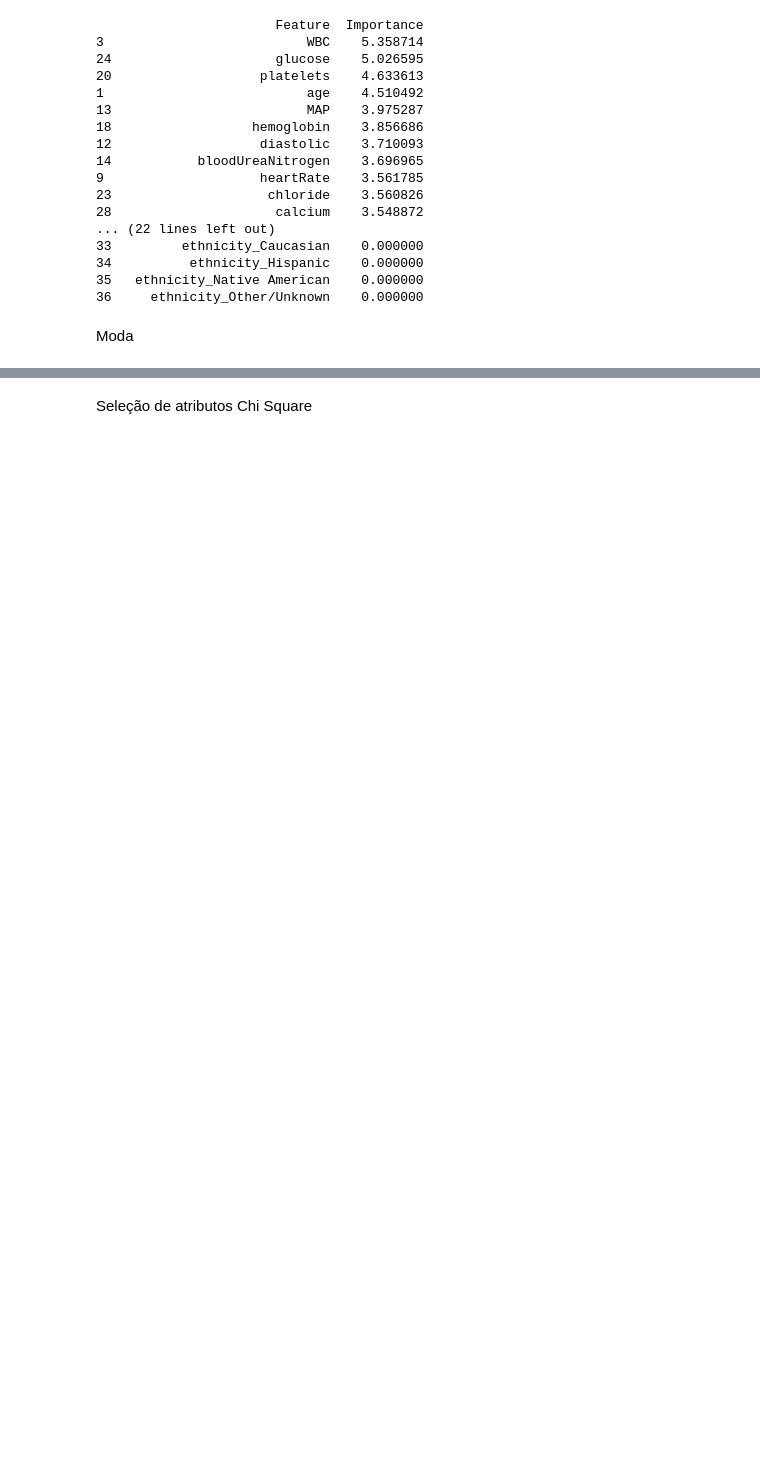
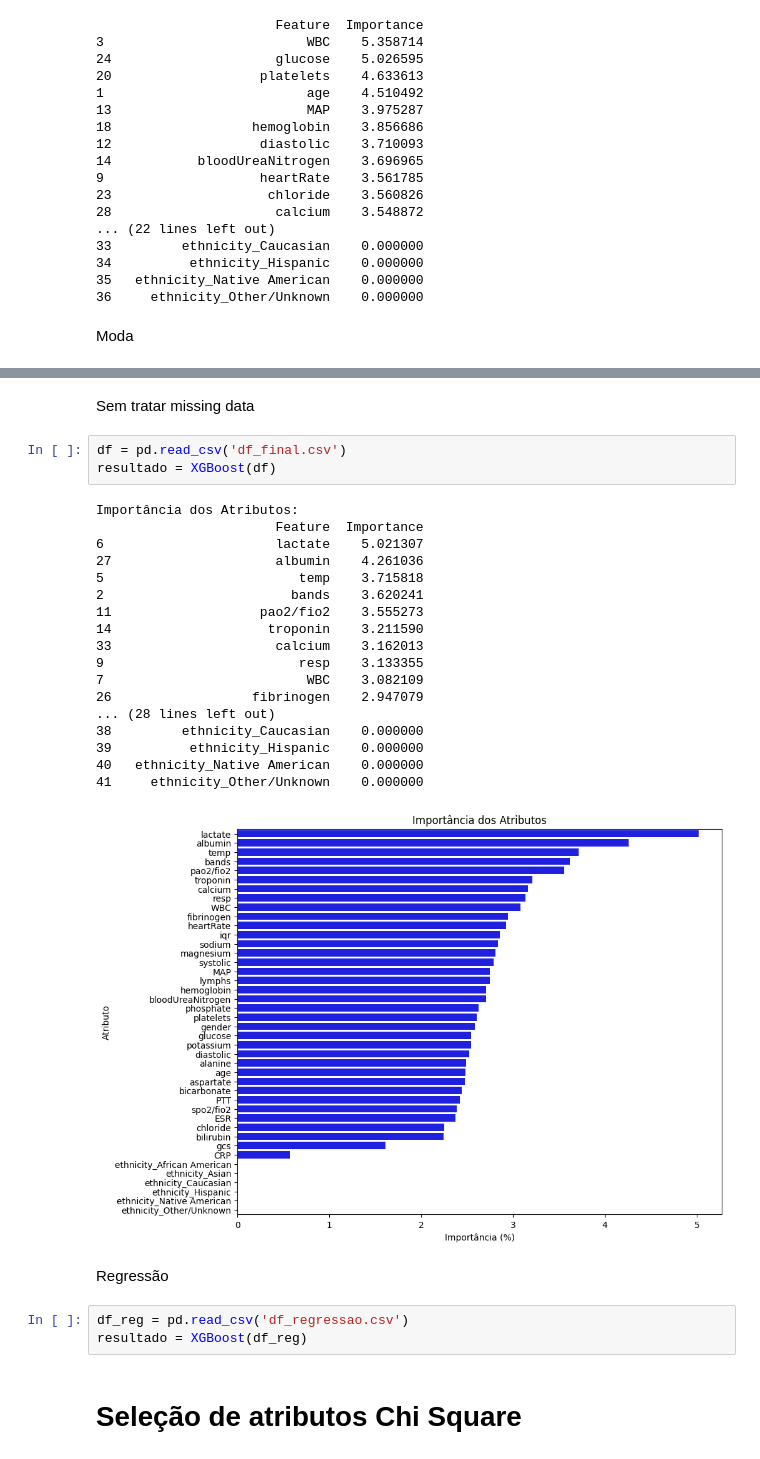
Before and after one commit to MatiasJoaoSantos/UTIClassification, a Jupyter notebook: Jobs/Atributos_selecionados.ipynb, the cells around one changed output, grey strips where cells are left out. Drawn from its saved outputs; the diff is of its cells as text; blank space fills up the shorter version.

Commit message:
atributos selecionados completamente consertado

```diff
--- a/Jobs/Atributos_selecionados.ipynb
+++ b/Jobs/Atributos_selecionados.ipynb
@@ -212,5 +264,34 @@ print(resultado_regressao)
+# %% [markdown]
+Sem tratar missing data
+# %%
+df = pd.read_csv('df_final.csv')
+resultado = XGBoost(df)
+# %% [output]
+Importância dos Atributos:
+                       Feature  Importance
+6                      lactate    5.021307
+27                     albumin    4.261036
+5                         temp    3.715818
+2                        bands    3.620241
+11                   pao2/fio2    3.555273
+14                    troponin    3.211590
+33                     calcium    3.162013
+9                         resp    3.133355
+7                          WBC    3.082109
+26                  fibrinogen    2.947079
+... (28 lines left out)
+38         ethnicity_Caucasian    0.000000
+39          ethnicity_Hispanic    0.000000
+40   ethnicity_Native American    0.000000
+41     ethnicity_Other/Unknown    0.000000
+[figure, added]
+# %% [markdown]
+Regressão
+# %%
+df_reg = pd.read_csv('df_regressao.csv')
+resultado = XGBoost(df_reg)
 # %% [markdown]
-Seleção de atributos Chi Square
+# Seleção de atributos Chi Square
 # %%
 X = df.drop(columns=['patientunitstayid', 'diagnostico'])  # Atributos
 y = df['diagnostico']  # Alvo
```
Also changed, not shown: parts of 12 cells of this notebook.
